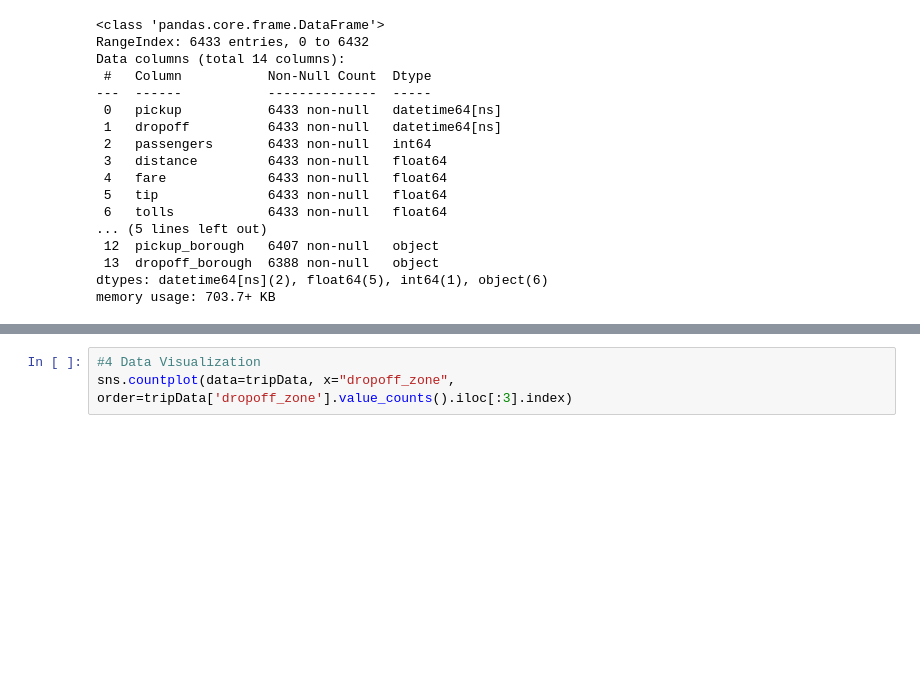
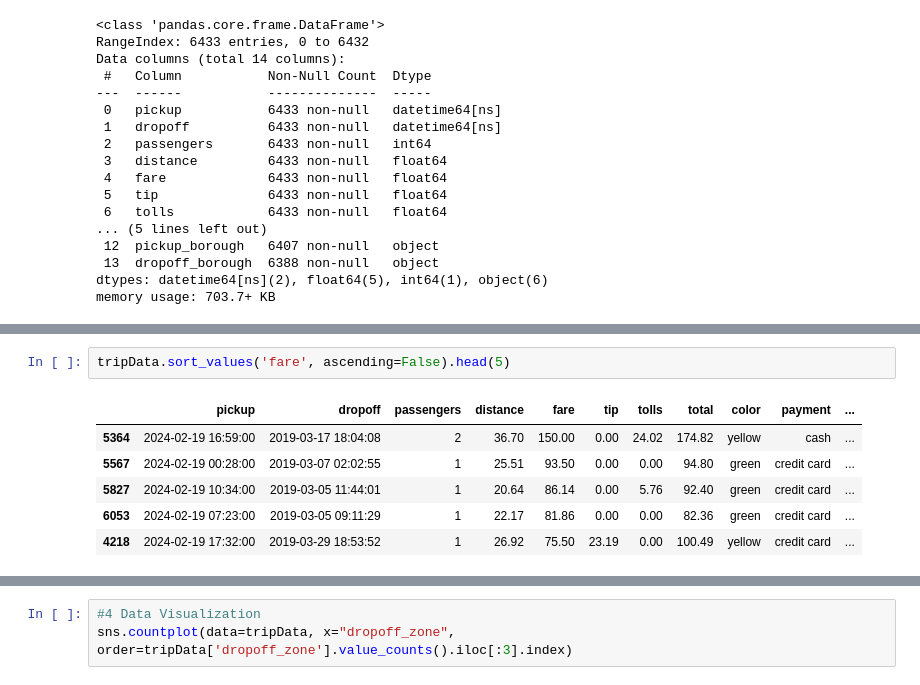
Before and after one commit to MagicalGlove/MachineLearning, a Jupyter notebook: Ola 1.ipynb, the cells around one changed output, grey strips where cells are left out. Saved outputs shown, nothing was run; the diff lists cells and outputs as text; blank space fills up the shorter version.

```diff
--- a/Ola 1.ipynb
+++ b/Ola 1.ipynb
@@ -61,0 +74,9 @@ Cleaned total: 146
+# %%
+tripData.sort_values('fare', ascending=False).head(5)
+# %% [output]
+|  | pickup | dropoff | passengers | distance | fare | tip | tolls | total | color | payment | ... |
+| 5364 | 2024-02-19 16:59:00 | 2019-03-17 18:04:08 | 2 | 36.70 | 150.00 | 0.00 | 24.02 | 174.82 | yellow | cash | ... |
+| 5567 | 2024-02-19 00:28:00 | 2019-03-07 02:02:55 | 1 | 25.51 | 93.50 | 0.00 | 0.00 | 94.80 | green | credit card | ... |
+| 5827 | 2024-02-19 10:34:00 | 2019-03-05 11:44:01 | 1 | 20.64 | 86.14 | 0.00 | 5.76 | 92.40 | green | credit card | ... |
+| 6053 | 2024-02-19 07:23:00 | 2019-03-05 09:11:29 | 1 | 22.17 | 81.86 | 0.00 | 0.00 | 82.36 | green | credit card | ... |
+| 4218 | 2024-02-19 17:32:00 | 2019-03-29 18:53:52 | 1 | 26.92 | 75.50 | 23.19 | 0.00 | 100.49 | yellow | credit card | ... |
```
Also changed, not shown: parts of 6 cells of this notebook.
